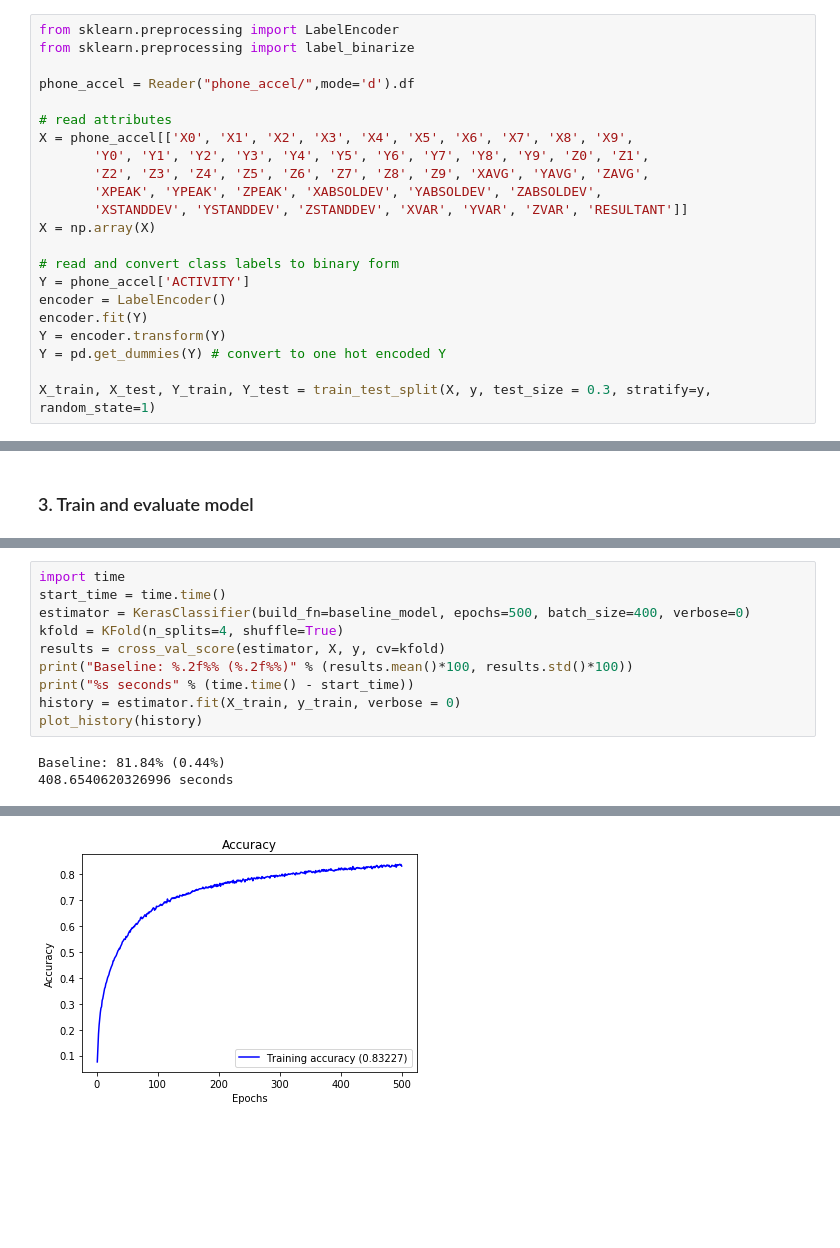
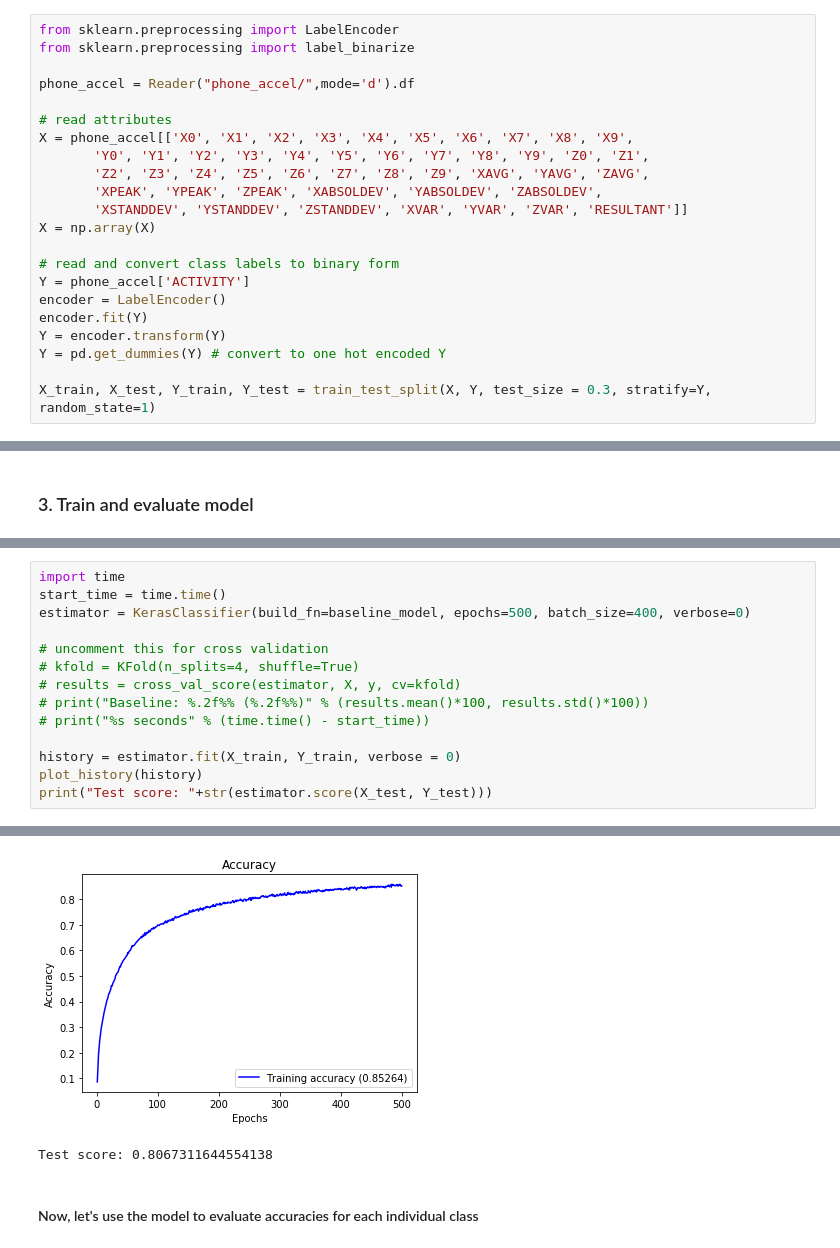
Before and after one commit to rchtsang/ecs171-HAR, a Jupyter notebook: nn.ipynb, the cells around one changed output, grey strips where cells are left out. Saved outputs shown, nothing was run; the diff lists cells and outputs as text; blank space fills up the shorter version.

```diff
--- a/nn.ipynb
+++ b/nn.ipynb
@@ -241,7 +241,7 @@ encoder.fit(Y)
 Y = encoder.transform(Y)
 Y = pd.get_dummies(Y) # convert to one hot encoded Y
 
-X_train, X_test, Y_train, Y_test = train_test_split(X, y, test_size = 0.3, stratify=y, random_state=1)
+X_train, X_test, Y_train, Y_test = train_test_split(X, Y, test_size = 0.3, stratify=Y, random_state=1)
 # %% [markdown]
 ### 2. Create Keras model
 # %%
@@ -341,12 +349,14 @@ plot_history(history)
 import time
 start_time = time.time()
 estimator = KerasClassifier(build_fn=baseline_model, epochs=500, batch_size=400, verbose=0)
-kfold = KFold(n_splits=4, shuffle=True)
-results = cross_val_score(estimator, X, y, cv=kfold)
-print("Baseline: %.2f%% (%.2f%%)" % (results.mean()*100, results.std()*100))
-print("%s seconds" % (time.time() - start_time))
-history = estimator.fit(X_train, y_train, verbose = 0)
+
+# uncomment this for cross validation
+# kfold = KFold(n_splits=4, shuffle=True)
+# results = cross_val_score(estimator, X, y, cv=kfold)
+# print("Baseline: %.2f%% (%.2f%%)" % (results.mean()*100, results.std()*100))
+# print("%s seconds" % (time.time() - start_time))
+
+history = estimator.fit(X_train, Y_train, verbose = 0)
 plot_history(history)
+print("Test score: "+str(estimator.score(X_test, Y_test)))
 # %% [output]
-Baseline: 81.84% (0.44%)
-408.6540620326996 seconds
@@ -354 +364,4 @@ Baseline: 81.84% (0.44%)
-[figure, old version]
+[figure, new version]
+Test score: 0.8067311644554138
+# %% [markdown]
+#### Now, let's use the model to evaluate accuracies for each individual class
```
Also changed, not shown: parts of 9 cells of this notebook.
